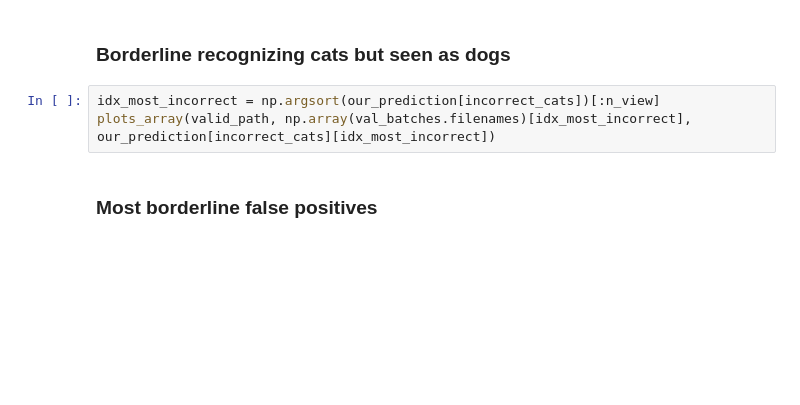
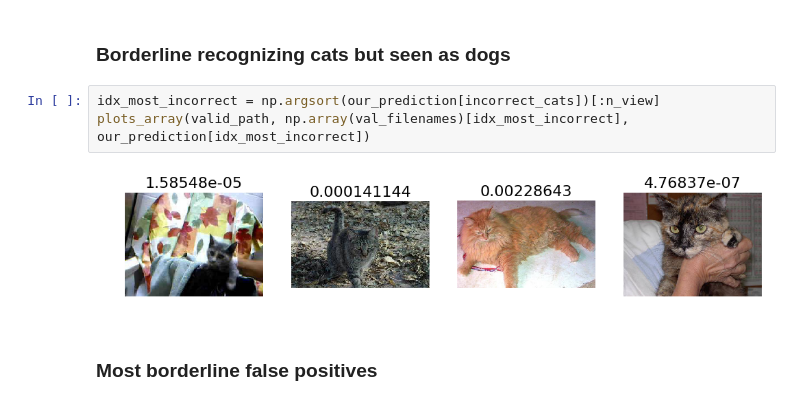
Before and after one commit to jeanfredericplante/blocks_classifier, a Jupyter notebook: notebooks/nbs/cats_dogs_submission.ipynb, the cells around one changed output. Saved outputs shown, nothing was run; the diff lists cells and outputs as text; blank space fills up the shorter version.

```diff
--- a/notebooks/nbs/cats_dogs_submission.ipynb
+++ b/notebooks/nbs/cats_dogs_submission.ipynb
@@ -190,7 +200,9 @@ plots_array(valid_path, np.array(val_batches.filenames)[idx_most_incorrect], our
 ### Borderline recognizing cats but seen as dogs
 # %%
 idx_most_incorrect = np.argsort(our_prediction[incorrect_cats])[:n_view]
-plots_array(valid_path, np.array(val_batches.filenames)[idx_most_incorrect], our_prediction[incorrect_cats][idx_most_incorrect])
+plots_array(valid_path, np.array(val_filenames)[idx_most_incorrect], our_prediction[idx_most_incorrect])
+# %% [output]
+[figure, added]
 # %% [markdown]
 ### Most borderline false positives
 # %%
```
Also changed, not shown: parts of 20 cells of this notebook, 5 other files.
